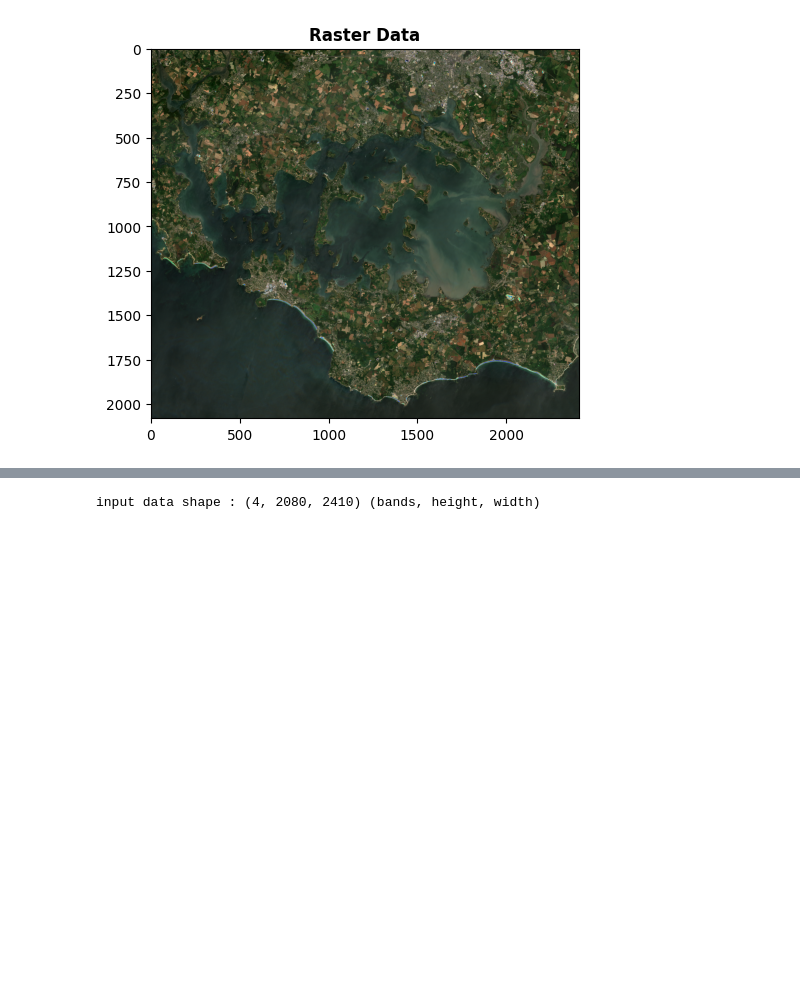
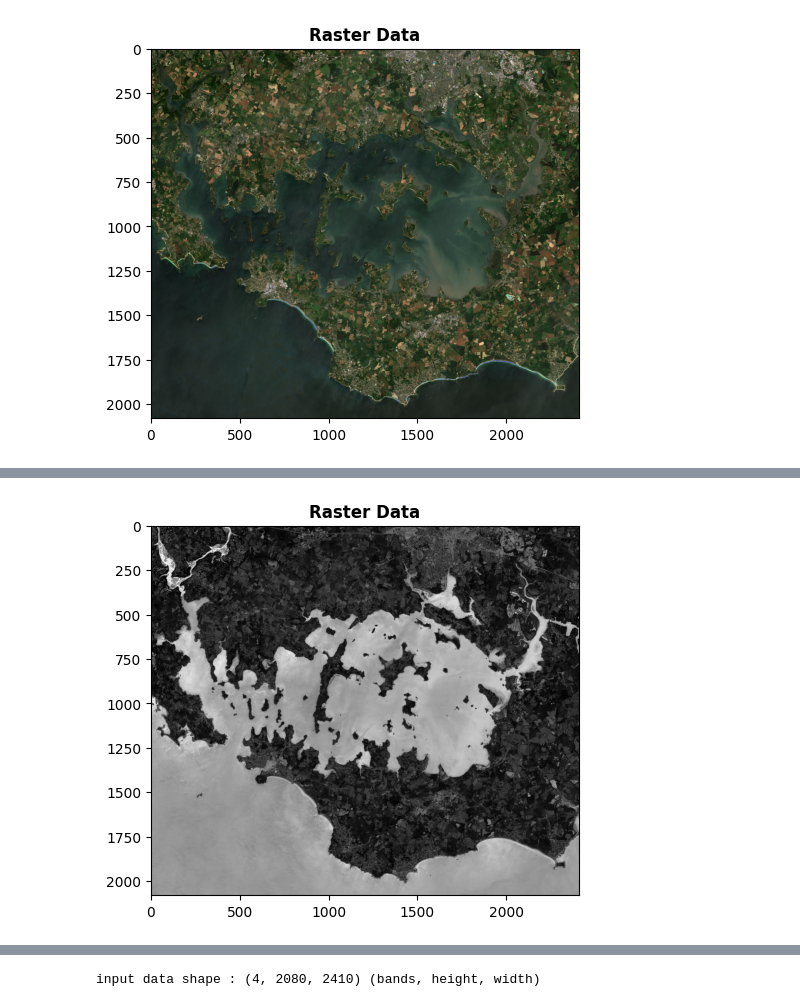
Before and after one commit to CNES/eoscale, a Jupyter notebook: docs/source/notebooks/water_mask.ipynb, the cells around one changed output, grey strips where cells are left out. Cells and saved outputs as stored; diff of their text form; code cells hidden in the pictures; blank space fills up the shorter version.

```diff
--- a/docs/source/notebooks/water_mask.ipynb
+++ b/docs/source/notebooks/water_mask.ipynb
@@ -26,5 +42,13 @@ s2_20180711 = Path(DATA_DIR) / "data" / "xt_SENTINEL2B_20180711-111139-550_L2A_T
 # %%
 def show_raster(input_image:str):
+    """
+    Displays the RGB bands of a raster image with rescaling for visualization.
+
+    Parameters
+    ----------
+    input_image : str
+        Path to the input raster image.
+    """
     with rasterio.open(input_image) as src:
         # get the RGB bands
         raster_data = src.read()
@@ -49,0 +76,72 @@ input data shape : (4, 2080, 2410) (bands, height, width)
+# %%
+def ndwi_filter(input_buffers: list,
+               input_profiles: list,
+               params: dict) -> List[np.ndarray]:
+    """
+    Computes the NDWI for a list of input buffers.
+
+    Parameters
+    ----------
+    input_buffers : list
+        List of input buffers containing raster data.
+    input_profiles : list
+        List of profiles associated with the input buffers.
+    params : dict
+        Dictionary of parameters for the filter.
+
+    Returns
+    -------
+    list of np.ndarray
+        List of NDWI arrays.
+    """
+    eps = 0.001
+    return [(input_buffer[1] - input_buffer[3]) / (input_buffer[1] + input_buffer[3] + eps) for input_buffer in input_buffers]
+
+
+def copy_profile(input_profiles: list,
+                 params: dict) -> dict:
+    """
+    Copies the profile of the input raster.
+
+    Parameters
+    ----------
+    input_profiles : list
+        List of input profiles.
+    params : dict
+        Dictionary of parameters.
+
+    Returns
+    -------
+    dict
+        Copied profile.
+    """
+    return input_profiles
+
+
+def compute_ndwi(context: EOContextManager, input_files: List[str]):
+    """
+    Computes NDWI on a list of Sentinel-2 images.
+
+    Parameters
+    ----------
+    context : EOContextManager
+        Context manager for EO operations.
+    input_files : List[str]
+        List of paths to input raster files.
+
+    Returns
+    -------
+    List[str]
+        List of NDWI computed images.
+    """
+    return n_images_to_m_images_filter(inputs=[eoscale_manager.open_raster(input_file) for input_file in input_files],
+                                       image_filter=ndwi_filter,
+                                       generate_output_profiles=copy_profile,
+                                       context_manager=context,
+                                       filter_desc="Compute NDWI...")
+s2_20180621_NDWI = Path(OUTPUT_DIR) / "s2_20180621_NDWI.tif"
+with EOContextManager(nb_workers = 2, tile_mode = True) as eoscale_manager:
+    ndwi_keys = compute_ndwi(eoscale_manager, [s2_20180621])
+    eoscale_manager.write(ndwi_keys[0], str(s2_20180621_NDWI))
+show_raster(s2_20180621_NDWI)
+# %% [output]
@@ -49,0 +149 @@ input data shape : (4, 2080, 2410) (bands, height, width)
+[figure, added]
```
Also changed, not shown: parts of 13 cells of this notebook.
